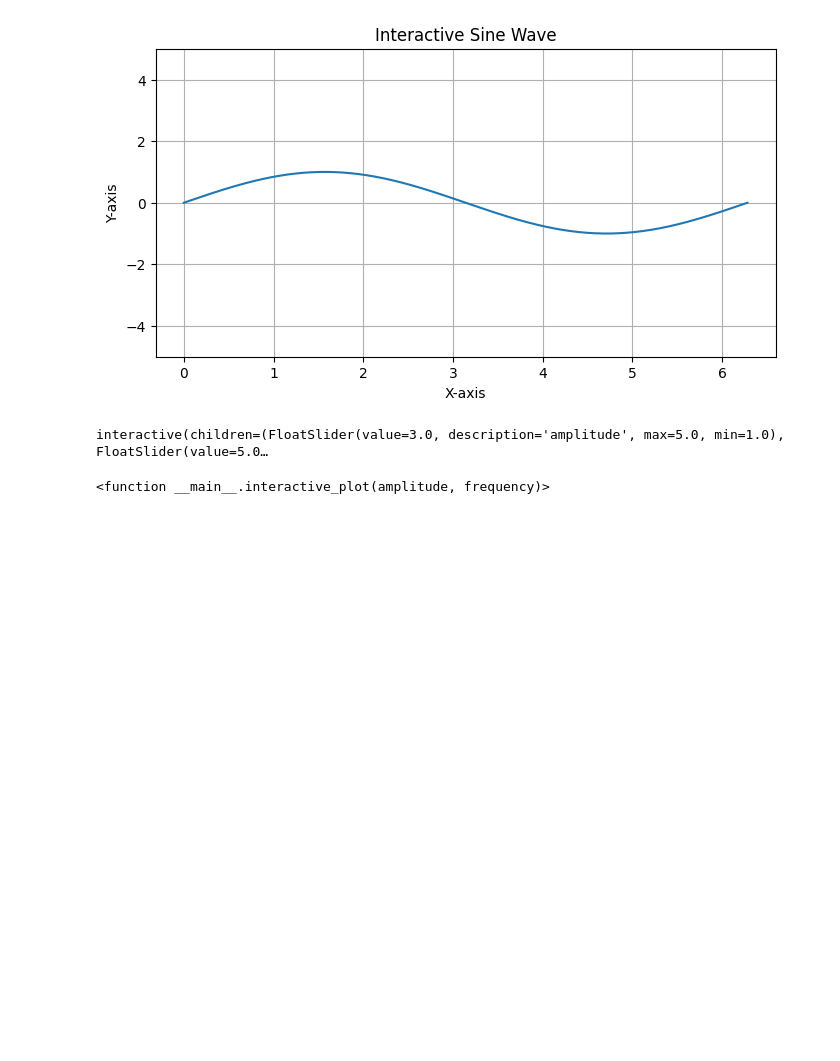
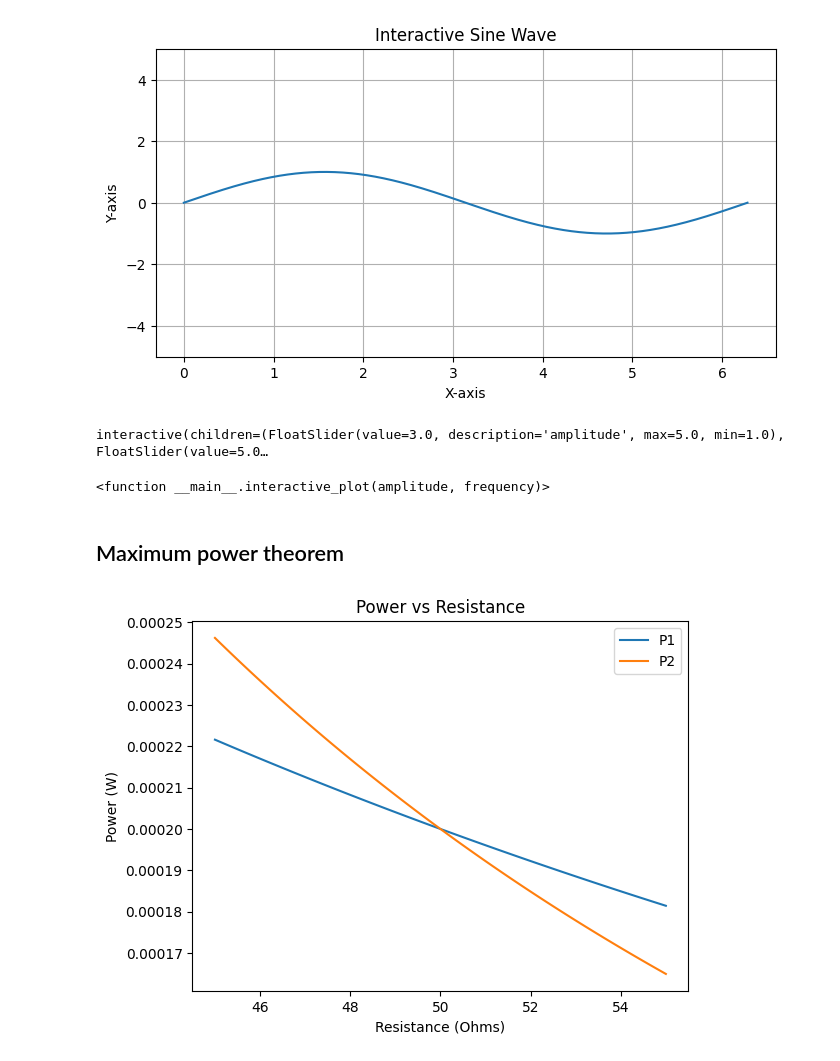
Before and after one commit to MrEnigmamgine/notes, a Jupyter notebook: scratch/scratch.ipynb, the cells around one changed output. Cells and saved outputs as stored; diff of their text form; code cells hidden in the pictures; blank space fills up the shorter version.

```diff
--- a/scratch/scratch.ipynb
+++ b/scratch/scratch.ipynb
@@ -55,3 +56,35 @@ interact(interactive_plot, amplitude=(1, 5, 0.1), frequency=(1, 10, 0.1))
 # %% [output]
 interactive(children=(FloatSlider(value=3.0, description='amplitude', max=5.0, min=1.0), FloatSlider(value=5.0…
 <function __main__.interactive_plot(amplitude, frequency)>
+# %% [markdown]
+## Maximum power theorem
+# %%
+R1 = 50 #Ohms
+V = 10 # Volts
+resistances = np.linspace(45,55,100)
+
+P1 = []
+P2 = []
+for resistance in resistances:
+    R2 = resistance
+    R_t = R1+R2
+    I = V/R_t
+    P1.append(I**2/R1)
+    P2.append(I**2/R2)
+
+# Create the plot
+plt.plot(resistances, P1, label='P1')  # Line 1 with label
+plt.plot(resistances, P2, label='P2')  # Line 2 with label
+
+# Labels and title
+plt.xlabel('Resistance (Ohms)')
+plt.ylabel('Power (W)')
+plt.title('Power vs Resistance')
+
+# Legend
+plt.legend()
+
+# Show the plot
+plt.show()
+# %% [output]
+[figure, added]
```
Also changed, not shown: parts of 1 cell of this notebook, 34 other files.
